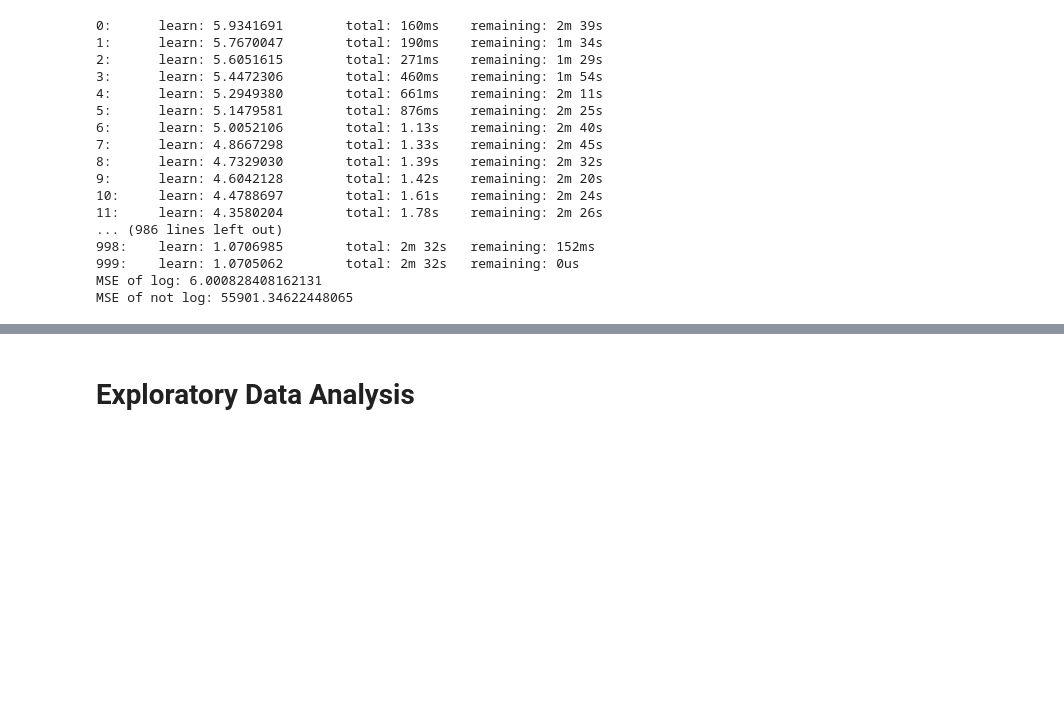
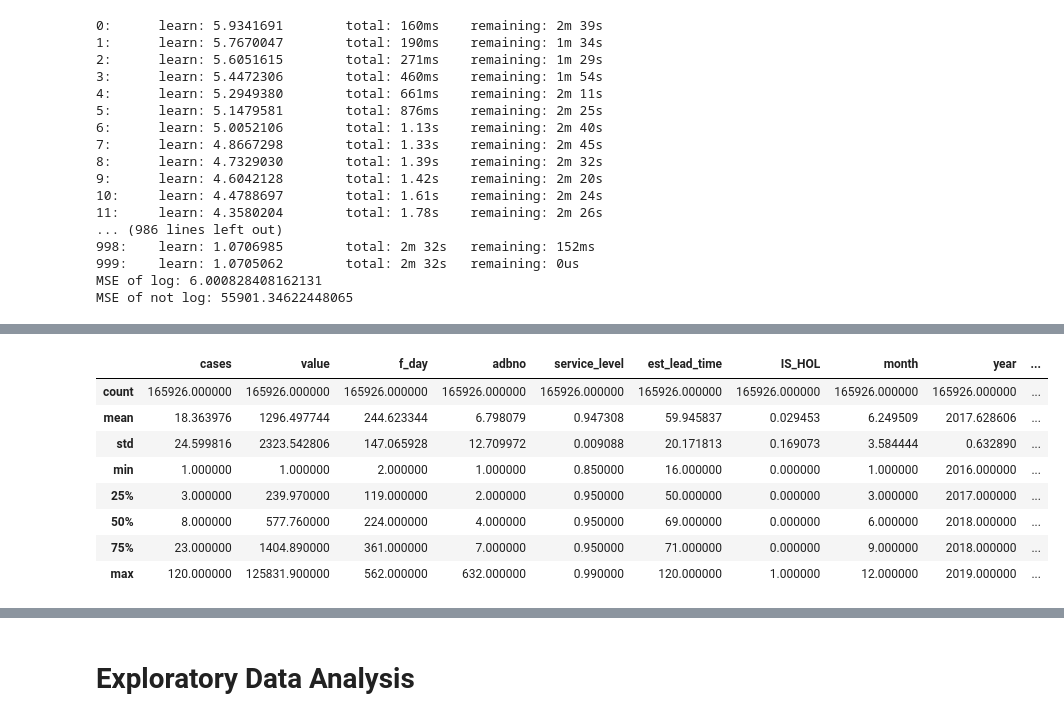
Before and after one commit to Gomelsar/Sales-Forecast-modeling, a Jupyter notebook: Demand Forecast DuPont.ipynb, the cells around one changed output, grey strips where cells are left out. Saved outputs shown, nothing was run; the diff lists cells and outputs as text; code cells hidden in the pictures; blank space fills up the shorter version.

```diff
--- a/Demand Forecast DuPont.ipynb
+++ b/Demand Forecast DuPont.ipynb
@@ -762,0 +854,9 @@ MSE of not log: 55901.34622448065
+# %%
+train_data = data[(data.value >= 1) & (data.cases >= 1) & (data.cases <= 120)]
+train_data = train_data[np.abs(zscore(train_data.cases.apply(lambda x: np.log(x + 1))) < 3)]
+x_train, x_val, y_train, y_val = train_test_split(train_data[features], train_data.cases.apply(lambda x: np.log(x+1)))
+cat7 = CatBoostRegressor()
+cat7.fit(x_train, y_train, cat_features=categorical_features, sample_weight=f(y_train))
+y_pred = cat7.predict(x_val)
+print("MSE of log: {}".format(mean_squared_error(y_val, y_pred)))
+print("MSE of not log: {}".format(mean_squared_error(f(y_val), f(y_pred))))
@@ -762,0 +881,12 @@ MSE of not log: 55901.34622448065
+# %%
+train_data.describe()
+# %% [output]
+|  | cases | value | f_day | adbno | service_level | est_lead_time | IS_HOL | month | year | ... |
+| count | 165926.000000 | 165926.000000 | 165926.000000 | 165926.000000 | 165926.000000 | 165926.000000 | 165926.000000 | 165926.000000 | 165926.000000 | ... |
+| mean | 18.363976 | 1296.497744 | 244.623344 | 6.798079 | 0.947308 | 59.945837 | 0.029453 | 6.249509 | 2017.628606 | ... |
+| std | 24.599816 | 2323.542806 | 147.065928 | 12.709972 | 0.009088 | 20.171813 | 0.169073 | 3.584444 | 0.632890 | ... |
+| min | 1.000000 | 1.000000 | 2.000000 | 1.000000 | 0.850000 | 16.000000 | 0.000000 | 1.000000 | 2016.000000 | ... |
+| 25% | 3.000000 | 239.970000 | 119.000000 | 2.000000 | 0.950000 | 50.000000 | 0.000000 | 3.000000 | 2017.000000 | ... |
+| 50% | 8.000000 | 577.760000 | 224.000000 | 4.000000 | 0.950000 | 69.000000 | 0.000000 | 6.000000 | 2018.000000 | ... |
+| 75% | 23.000000 | 1404.890000 | 361.000000 | 7.000000 | 0.950000 | 71.000000 | 0.000000 | 9.000000 | 2018.000000 | ... |
+| max | 120.000000 | 125831.900000 | 562.000000 | 632.000000 | 0.990000 | 120.000000 | 1.000000 | 12.000000 | 2019.000000 | ... |
```
Also changed, not shown: parts of 8 cells of this notebook.
